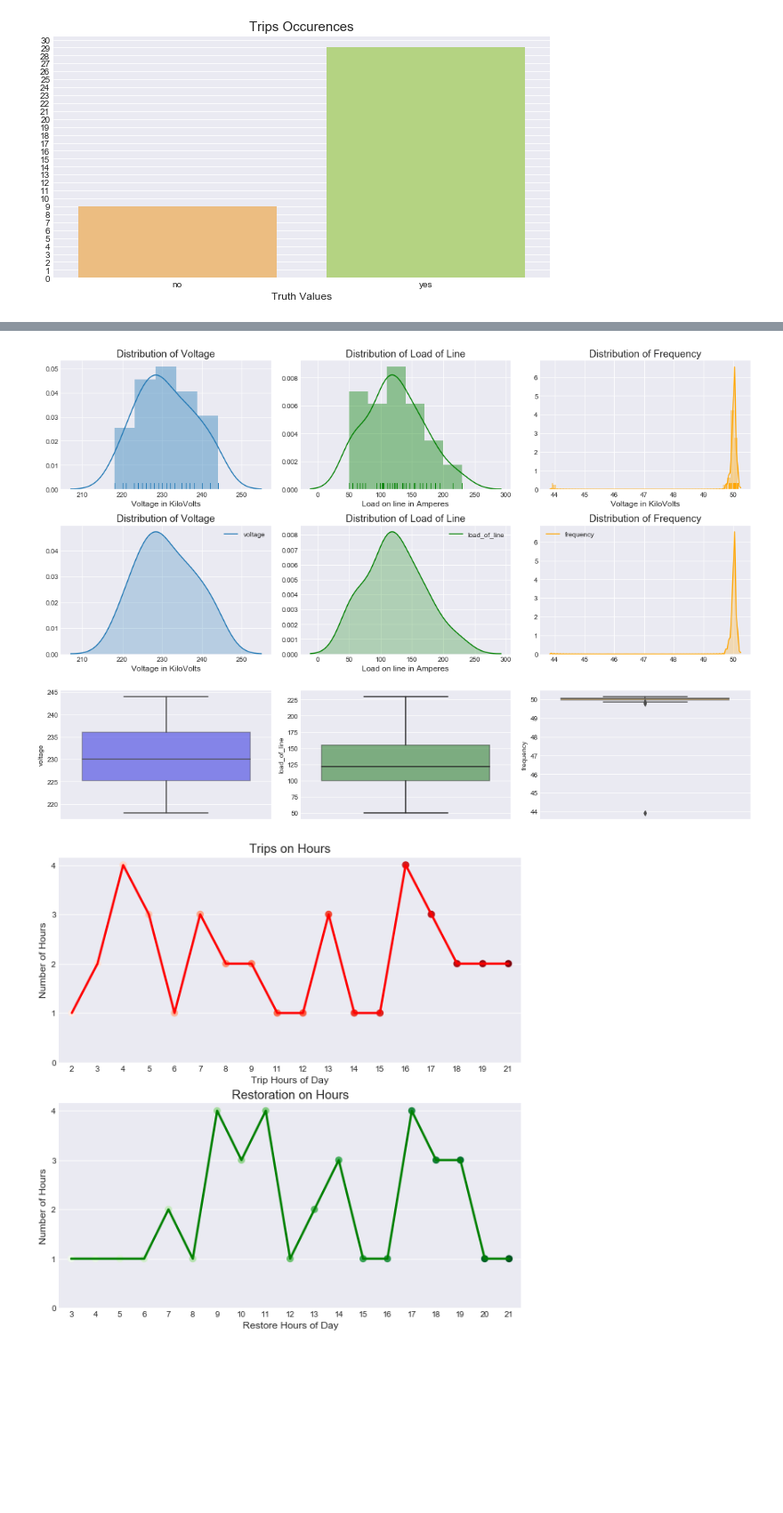
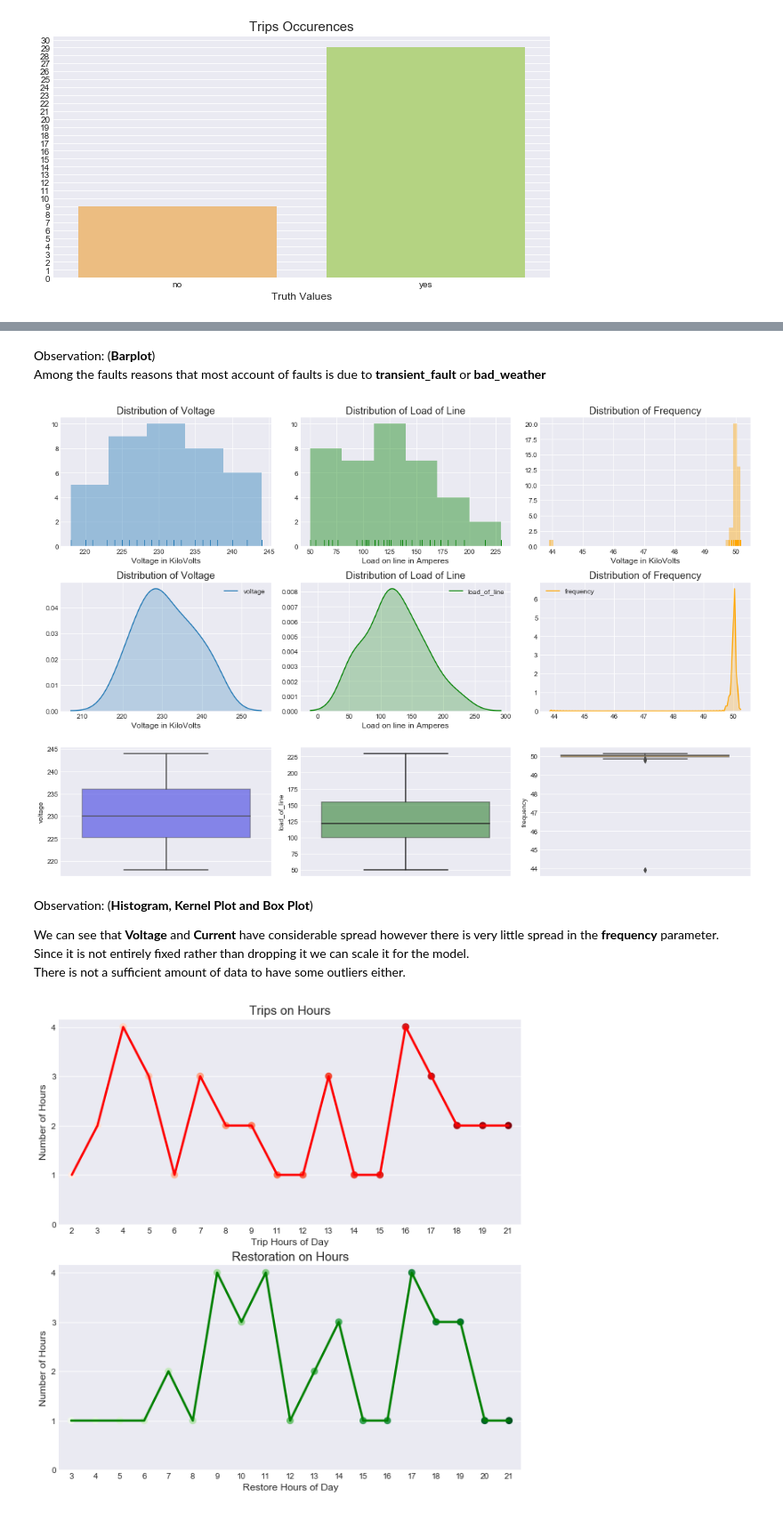
Before and after one commit to hashbanger/Data_Capstone_Mini_Projects, a Jupyter notebook: Electrical Faults/Electrical Failure Data.ipynb, the cells around one changed output, grey strips where cells are left out. Shown at 89% size. Drawn from its saved outputs; the diff is of its cells as text; code cells hidden in the pictures; blank space fills up the shorter version.

Commit message:
added observations on the plots

```diff
--- a/Electrical Faults/Electrical Failure Data.ipynb
+++ b/Electrical Faults/Electrical Failure Data.ipynb
@@ -223,50 +235,59 @@ plt.show()
+# %% [markdown]
+Observation: (**Barplot**)
+Among the faults reasons that most account of faults is due to **transient_fault** or **bad_weather**
 # %%
 plt.figure(figsize= (15,10))
 #plt.suptitle("Distributions of Different Features", fontsize = 20)
 #Histograms
 plt.subplot(3,3,1)
-sns.distplot(data['voltage'], rug = True)
+sns.distplot(data['voltage'], rug = True, kde = False)
 plt.xlabel('Voltage in KiloVolts', fontsize = 12)
 plt.title('Distribution of Voltage',fontsize = 15)
 
 plt.subplot(3,3,2)
-sns.distplot(data['load_of_line'], color= 'green',rug = True)
+sns.distplot(data['load_of_line'], color= 'green',rug = True, kde = False)
 plt.title('Distribution of Load of Line',fontsize = 15)
 plt.xlabel('Load on line in Amperes', fontsize = 12)
 
 plt.subplot(3,3,3)
-sns.distplot(data['frequency'], rug= True, color= 'orange')
+sns.distplot(data['frequency'], rug= True, color= 'orange', kde = False)
 plt.xlabel('Voltage in KiloVolts', fontsize = 12)
 plt.title('Distribution of Frequency',fontsize = 15)
 
 
 #Kde Plots
 plt.subplot(3,3,4)
 sns.kdeplot(data['voltage'], shade = True)
 plt.xlabel('Voltage in KiloVolts', fontsize = 12)
 plt.title('Distribution of Voltage',fontsize = 15)
 
 plt.subplot(3,3,5)
 sns.kdeplot(data['load_of_line'], shade = True, color = 'g')
 plt.title('Distribution of Load of Line',fontsize = 15)
 plt.xlabel('Load on line in Amperes', fontsize = 12)
 
 plt.subplot(3,3,6)
 sns.kdeplot(data['frequency'],shade= True, color = 'Orange')
 plt.title('Distribution of Frequency',fontsize = 15)
 
 #Box Plots
 plt.subplot(3,3,7)
 sns.boxplot(x = data['voltage'], orient = 'v',color= 'b', boxprops=dict(alpha=.5))
 plt.subplot(3,3,8)
 sns.boxplot(x = data['load_of_line'], orient = 'v', color= 'g', boxprops=dict(alpha=.5))
 plt.subplot(3,3,9)
 sns.boxplot(x = data['frequency'], orient = 'v', color= 'Orange', boxprops=dict(alpha=.5))
 
 plt.tight_layout()
 plt.show()
 # %% [output]
-[figure, old version]
+[figure, new version]
+# %% [markdown]
+Observation: (**Histogram, Kernel Plot and Box Plot**)
+
+We can see that **Voltage** and **Current** have considerable spread however there is very little spread in the **frequency** parameter.
+Since it is not entirely fixed rather than dropping it we can scale it for the model.
+There is not a sufficient amount of data to have some outliers either.
 # %%
 temp = data['trip_hour'].value_counts()
 plt.figure(figsize= (10,10))
```
Also changed, not shown: parts of 9 cells of this notebook.
